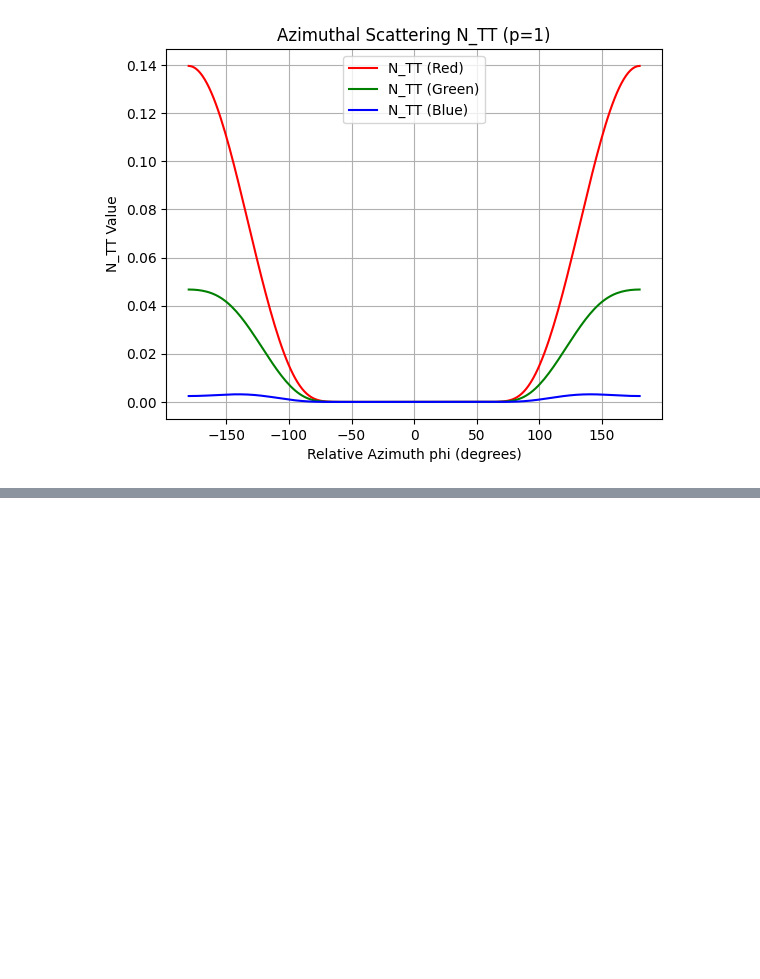
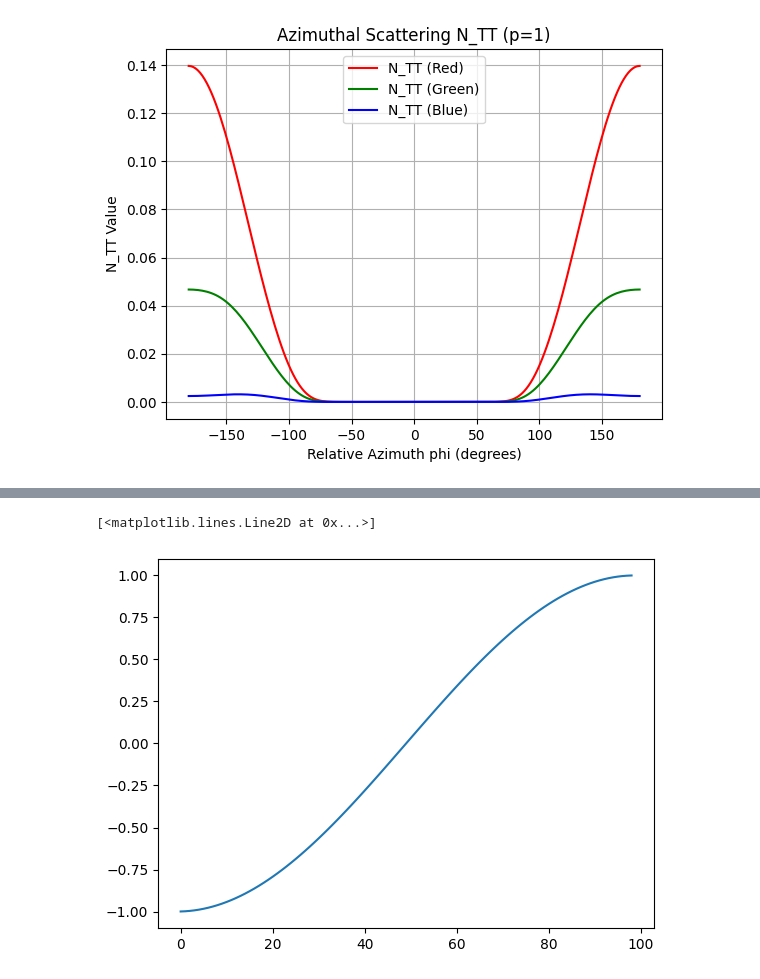
Before and after one commit to RostigerDagmer/bevy_strand_rasterizer, a Jupyter notebook: model_building.ipynb, the cells around one changed output, grey strips where cells are left out. Saved outputs shown, nothing was run; the diff lists cells and outputs as text; code cells hidden in the pictures; blank space fills up the shorter version.

```diff
--- a/model_building.ipynb
+++ b/model_building.ipynb
@@ -312,0 +506,5 @@ Calculated Reflectance (RGB): [0.39141934 0.18470296 0.06871117]
+# %%
+plt.plot(legendre_roots)
+# %% [output]
+[<matplotlib.lines.Line2D at 0x...>]
+[figure, added]
```
Also changed, not shown: parts of 11 cells of this notebook, 6 other files.
